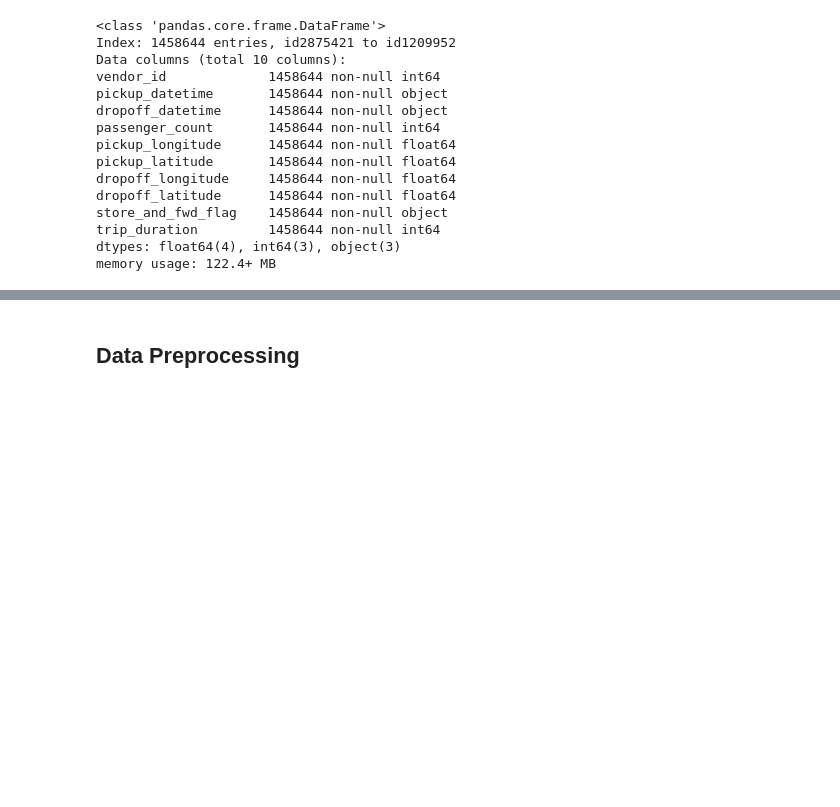
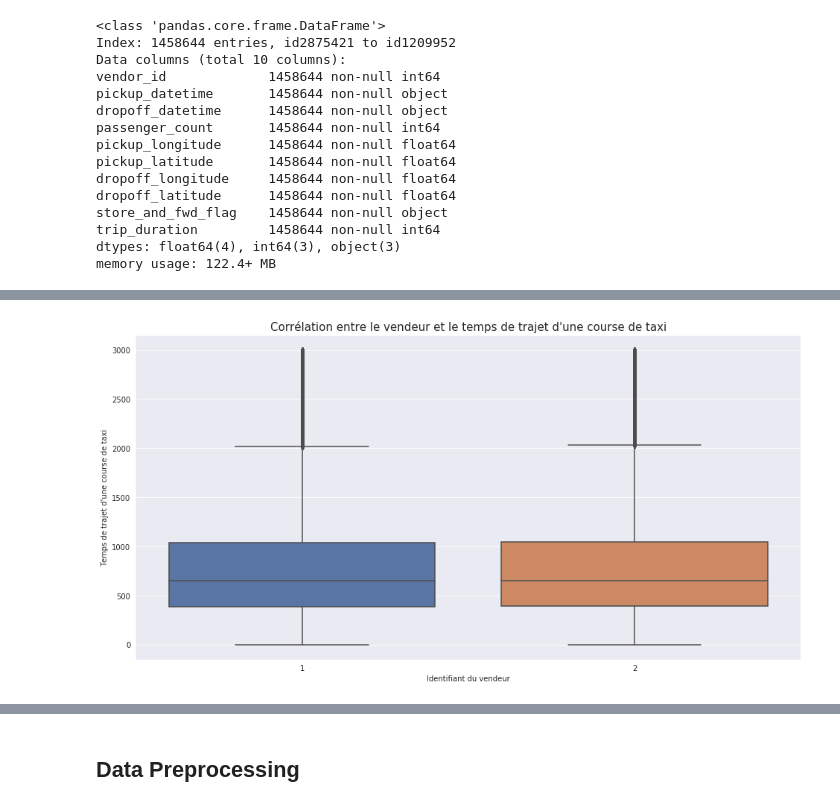
Before and after one commit to Hugo-Gomez/NYC_Taxi_Trip_Duration, a Jupyter notebook: Hugo Gomez - NYC Taxi Trip Duration.ipynb, the cells around one changed output, grey strips where cells are left out. Drawn from its saved outputs; the diff is of its cells as text; code cells hidden in the pictures; blank space fills up the shorter version.

```diff
--- a/Hugo Gomez - NYC Taxi Trip Duration.ipynb
+++ b/Hugo Gomez - NYC Taxi Trip Duration.ipynb
@@ -65,0 +159,9 @@ memory usage: 122.4+ MB
+# %%
+plt.figure()
+g = sns.boxplot(x = 'vendor_id', y = 'trip_duration', data=df[df['trip_duration'] < 3000])
+plt.title('Corrélation entre le vendeur et le temps de trajet d\'une course de taxi')
+plt.xlabel('Identifiant du vendeur')
+plt.ylabel('Temps de trajet d\'une course de taxi')
+plt.show()
+# %% [output]
+[figure, added]
```
Also changed, not shown: parts of 84 cells of this notebook.
